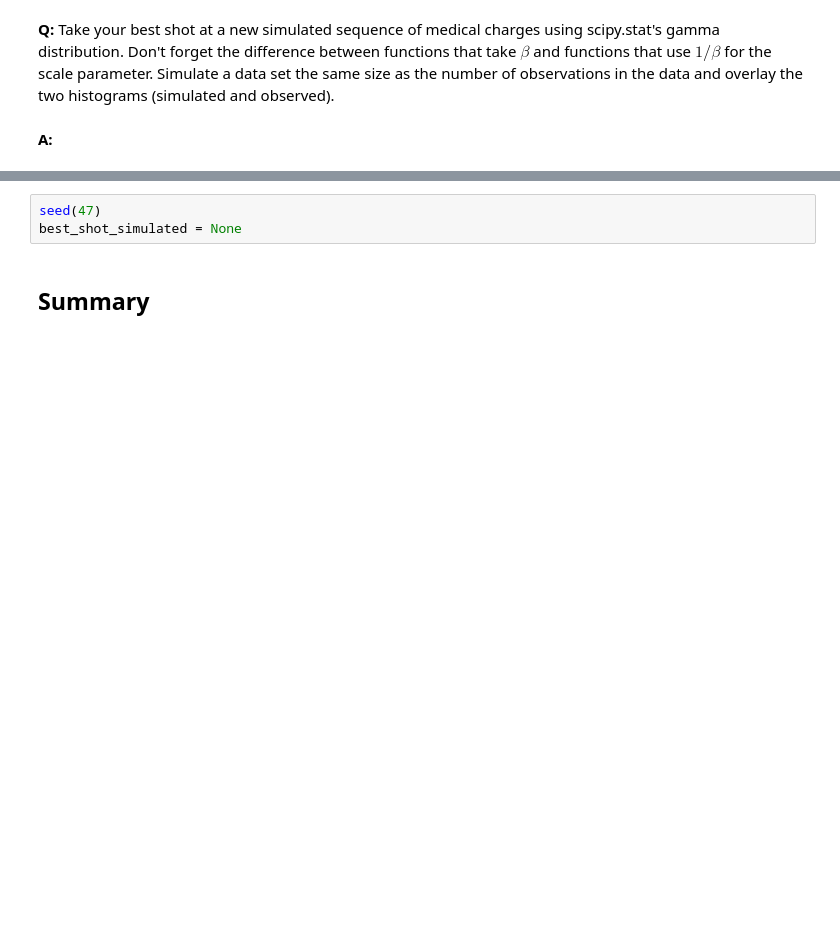
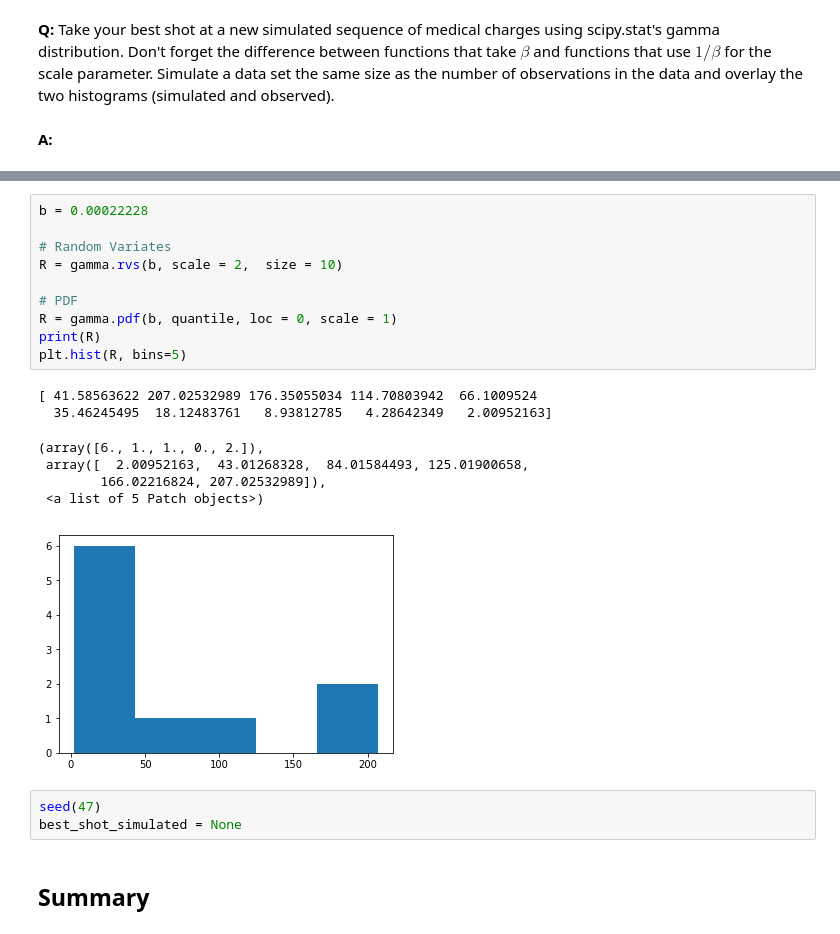
Before and after one commit to adithyansubramanian/Springboard_Bayesian, a Jupyter notebook: inferential_statistics_3-Q.ipynb, the cells around one changed output, grey strips where cells are left out. Drawn from its saved outputs; the diff is of its cells as text; blank space fills up the shorter version.

```diff
--- a/inferential_statistics_3-Q.ipynb
+++ b/inferential_statistics_3-Q.ipynb
@@ -191,3 +189,21 @@ plt.hist(R)
+# %%
+b = 0.00022228
+
+# Random Variates
+R = gamma.rvs(b, scale = 2,  size = 10)
+
+# PDF
+R = gamma.pdf(b, quantile, loc = 0, scale = 1)
+print(R)
+plt.hist(R, bins=5)
+# %% [output]
+[ 41.58563622 207.02532989 176.35055034 114.70803942  66.1009524
+  35.46245495  18.12483761   8.93812785   4.28642349   2.00952163]
+(array([6., 1., 1., 0., 2.]),
+ array([  2.00952163,  43.01268328,  84.01584493, 125.01900658,
+        166.02216824, 207.02532989]),
+ <a list of 5 Patch objects>)
+[figure, added]
 # %%
 seed(47)
 best_shot_simulated = None
```
Also changed, not shown: parts of 3 cells of this notebook.
